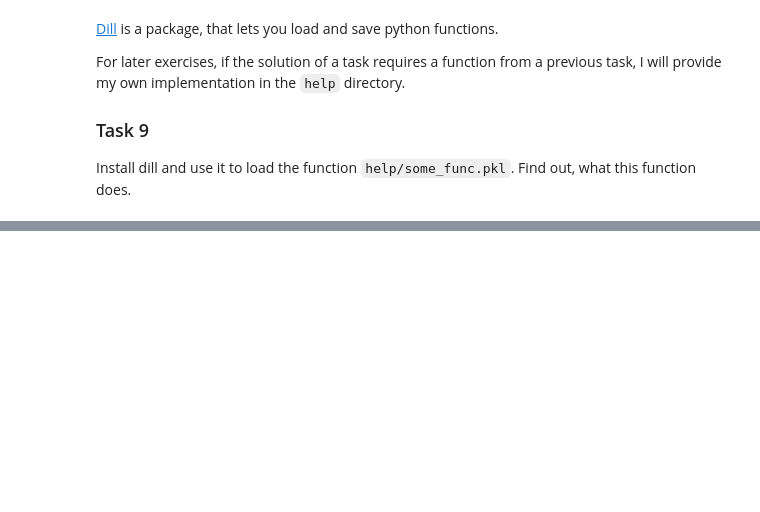
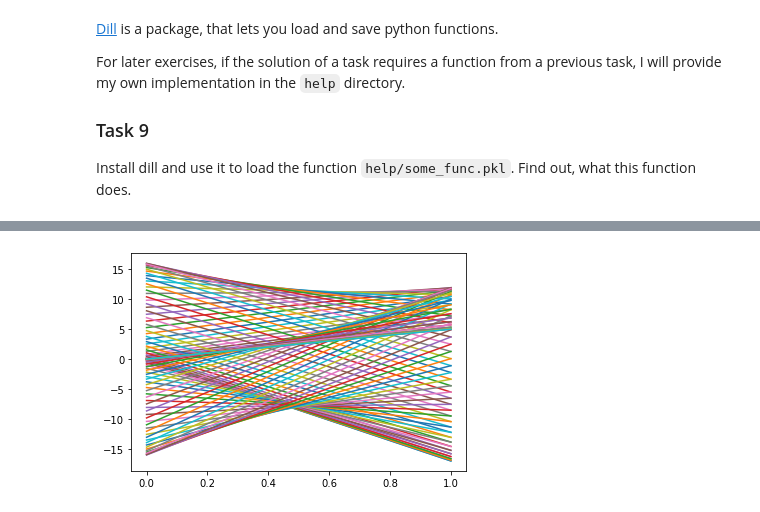
Before and after one commit to HerrMotz/AGDML-Lab, a Jupyter notebook: 00_Intro/00_Intro.ipynb, the cells around one changed output, grey strips where cells are left out. Saved outputs shown, nothing was run; the diff lists cells and outputs as text; code cells hidden in the pictures; blank space fills up the shorter version.

```diff
--- a/00_Intro/00_Intro.ipynb
+++ b/00_Intro/00_Intro.ipynb
@@ -133,0 +229,5 @@ Install dill and use it to load the function `help/some_func.pkl`. Find out, wha
+# %%
+import dill
+
+some_func = dill.load(open("help/some_func.pkl", "rb"))
+some_func()
@@ -133,0 +252,5 @@ Install dill and use it to load the function `help/some_func.pkl`. Find out, wha
+# %%
+plt.plot(some_func())
+plt.show()
+# %% [output]
+[figure, added]
```
Also changed, not shown: parts of 15 cells of this notebook.
